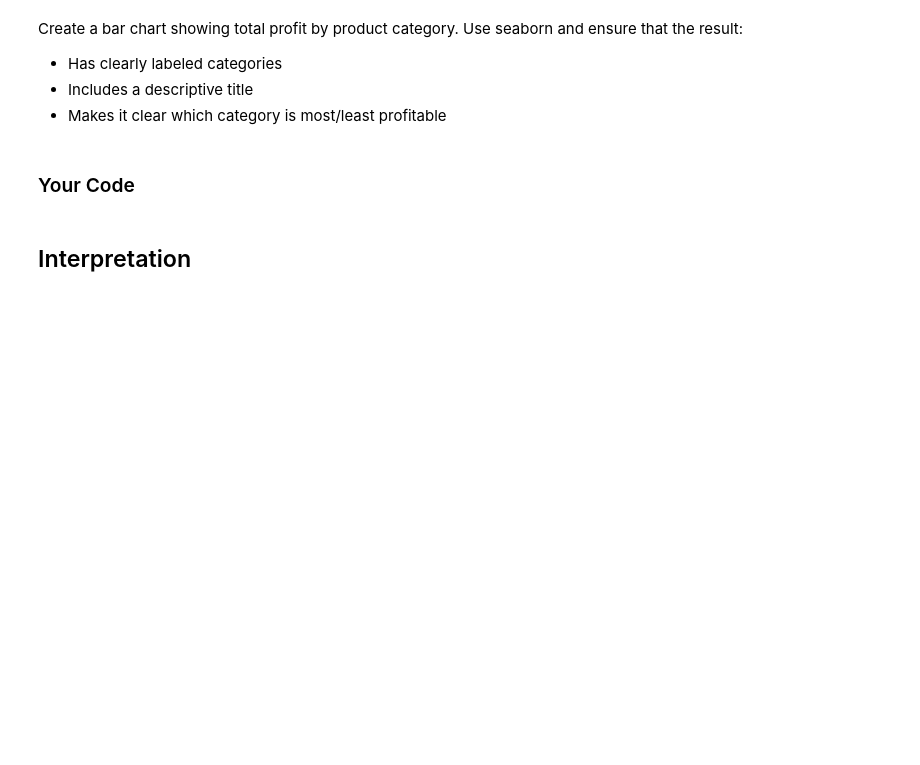
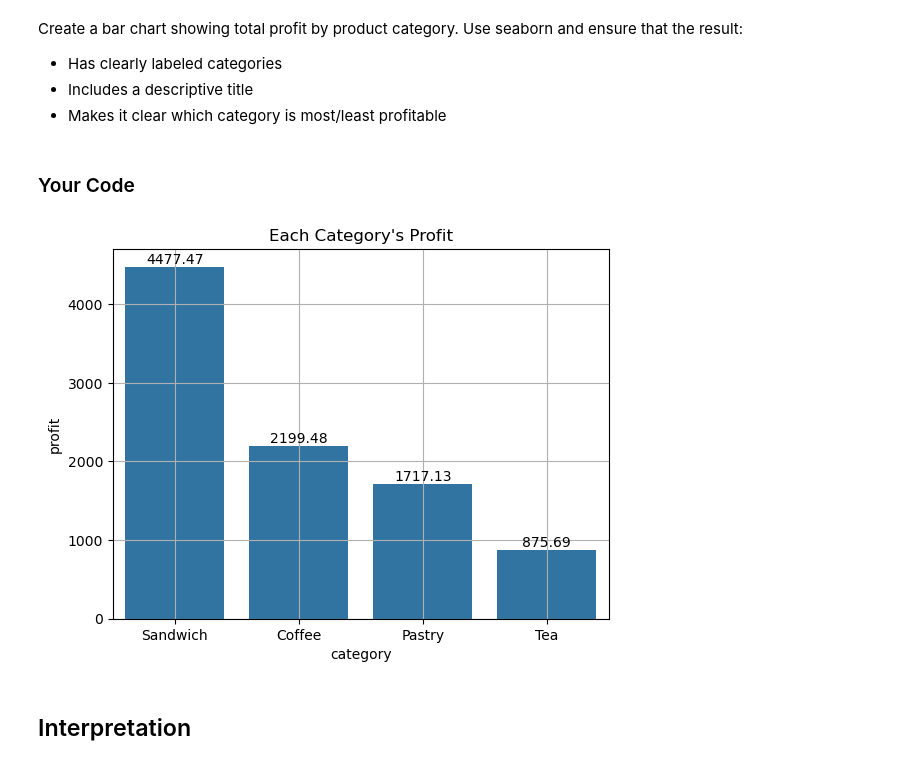
Before and after one commit to opc0002/py4eda-work, a Jupyter notebook: test2b/test_2b.ipynb, the cells around one changed output. Drawn from its saved outputs; the diff is of its cells as text; code cells hidden in the pictures; blank space fills up the shorter version.

Commit message:
First pace through each task for test2b

```diff
--- a/test2b/test_2b.ipynb
+++ b/test2b/test_2b.ipynb
@@ -150,3 +184,5 @@ Merge the sales and products DataFrames to add product information (name, catego
 ### Your Code
 # %%
 # Task 2: use pd.merge() with appropriate join type
+salesProducts = pd.merge(sales, products, on = "product_id", how = 'left')
+salesProducts
@@ -172,3 +237,9 @@ Then summarize profitability by product category. Your code should return a tabl
 ### Your Code
 # %%
 # Task 4: create profit column, then groupby with .agg()
+salesProducts['profit'] = salesProducts['revenue'] - ( salesProducts['cost'] * salesProducts['quantity'] )
+salesProducts.head()
+
+cateFrame = salesProducts.groupby('category')[['profit','quantity']].sum()
+cateFrame = cateFrame.sort_values(by='profit', ascending = False)
+print(cateFrame)
@@ -198,6 +295,13 @@ Create a bar chart showing total profit by product category. Use seaborn and ens
 ### Your Code
 # %%
 # Task 6: use sns.barplot() with aggregated data
+
+profitBar = sns.barplot(data=cateFrame, x='category', y='profit')
+profitBar.bar_label(profitBar.containers[0], fontsize=10)
+profitBar.set(title="Each Category's Profit")
+profitBar.grid()
+# %% [output]
+[figure, added]
 # %% [markdown]
 ## Interpretation
 # %% [markdown]
```
Also changed, not shown: parts of 6 cells of this notebook.
